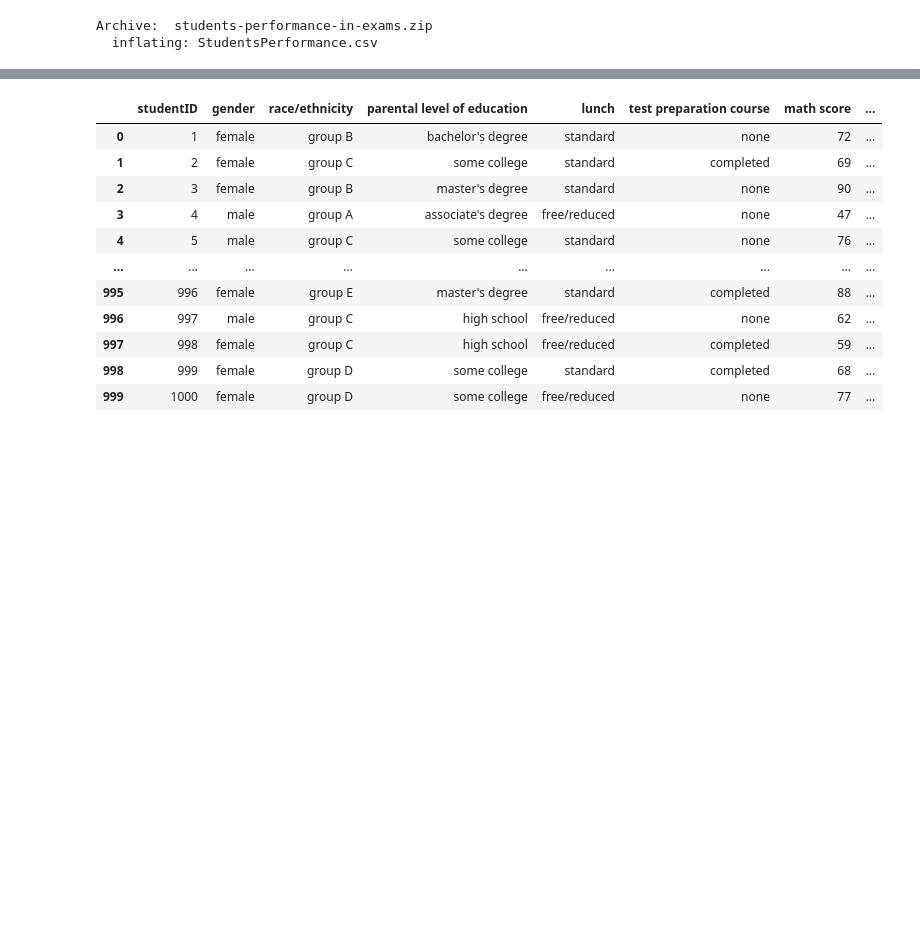
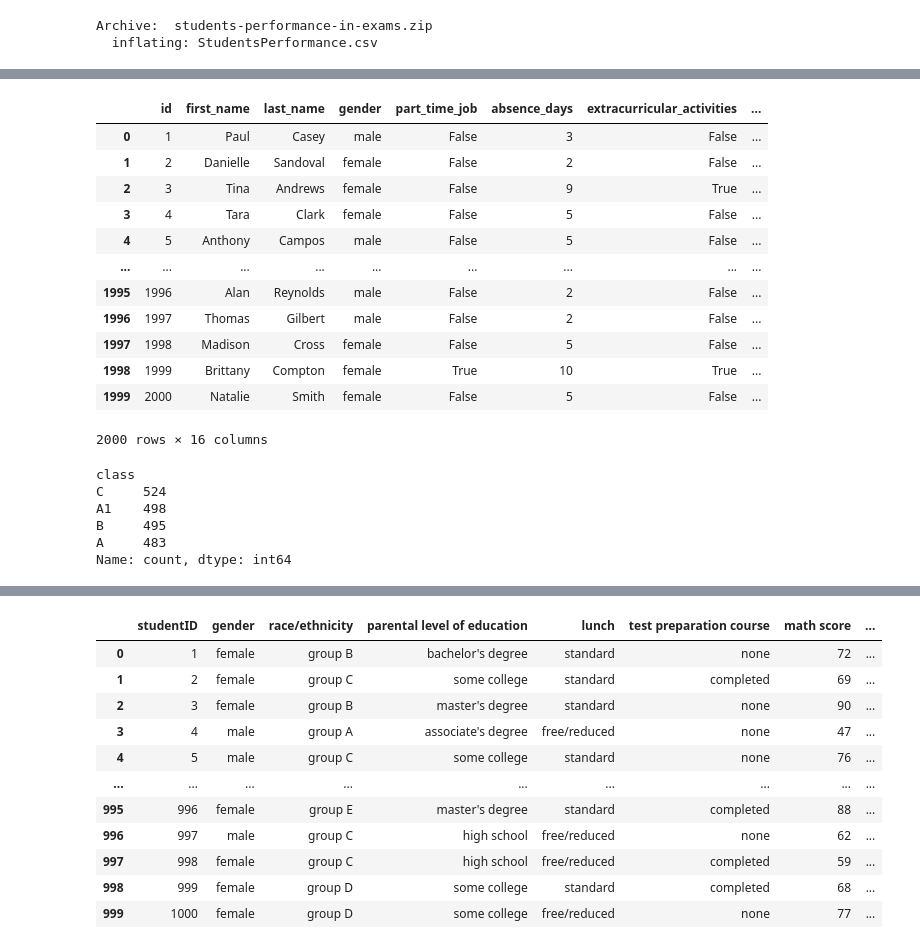
Before and after one commit to J1nn6o/Seminar_DS, a Jupyter notebook: EDA.ipynb, the cells around one changed output, grey strips where cells are left out. Saved outputs shown, nothing was run; the diff lists cells and outputs as text; code cells hidden in the pictures; blank space fills up the shorter version.

```diff
--- a/EDA.ipynb
+++ b/EDA.ipynb
@@ -85,20 +87,38 @@ plt.show()
-# %%
-df['studentID'] = df.index + 1
-# %%
-# Đặt seed để cố định kết quả ngẫu nhiên
-np.random.seed(42)
-
-# Tạo mảng 1000 số nguyên ngẫu nhiên từ 1 đến 100
-science_score = np.random.randint(1, 101, df.shape[0])
-
-# Thêm cột mới vào DataFrame
-df['science score'] = science_score
-# %%
-# Đặt seed để cố định kết quả ngẫu nhiên
-np.random.seed(55)
-
-# Tạo mảng 1000 số nguyên ngẫu nhiên từ 1 đến 100
-physical_education_score = np.random.randint(1, 101, df.shape[0])
-
-# Thêm cột mới vào DataFrame
-df['physical education score'] = physical_education_score
+# %%
+# Đặt seed để cố định kết quả ngẫu nhiên
+np.random.seed(50)
+
+# Tạo ngẫu nhiên class A, A1, B, C cho từng học sinh
+new_col = []
+for i in range(len(df)):
+    # A: Toán - Lý - Hóa
+    # A1: Toán - Lý - Anh
+    # B: Toán - Hóa - Sinh
+    # C: Sử - Địa - Anh
+    new_col.append(np.random.choice(['A','A1','B', 'C']))
+
+df['class'] = new_col
+df
+# %% [output]
+|  | id | first_name | last_name | gender | part_time_job | absence_days | extracurricular_activities | ... |
+| 0 | 1 | Paul | Casey | male | False | 3 | False | ... |
+| 1 | 2 | Danielle | Sandoval | female | False | 2 | False | ... |
+| 2 | 3 | Tina | Andrews | female | False | 9 | True | ... |
+| 3 | 4 | Tara | Clark | female | False | 5 | False | ... |
+| 4 | 5 | Anthony | Campos | male | False | 5 | False | ... |
+| ... | ... | ... | ... | ... | ... | ... | ... | ... |
+| 1995 | 1996 | Alan | Reynolds | male | False | 2 | False | ... |
+| 1996 | 1997 | Thomas | Gilbert | male | False | 2 | False | ... |
+| 1997 | 1998 | Madison | Cross | female | False | 5 | False | ... |
+| 1998 | 1999 | Brittany | Compton | female | True | 10 | True | ... |
+| 1999 | 2000 | Natalie | Smith | female | False | 5 | False | ... |
+2000 rows × 16 columns
+# %%
+df['class'].value_counts()
+# %% [output]
+class
+C     524
+A1    498
+B     495
+A     483
+Name: count, dtype: int64
```
Also changed, not shown: parts of 9 cells of this notebook.
